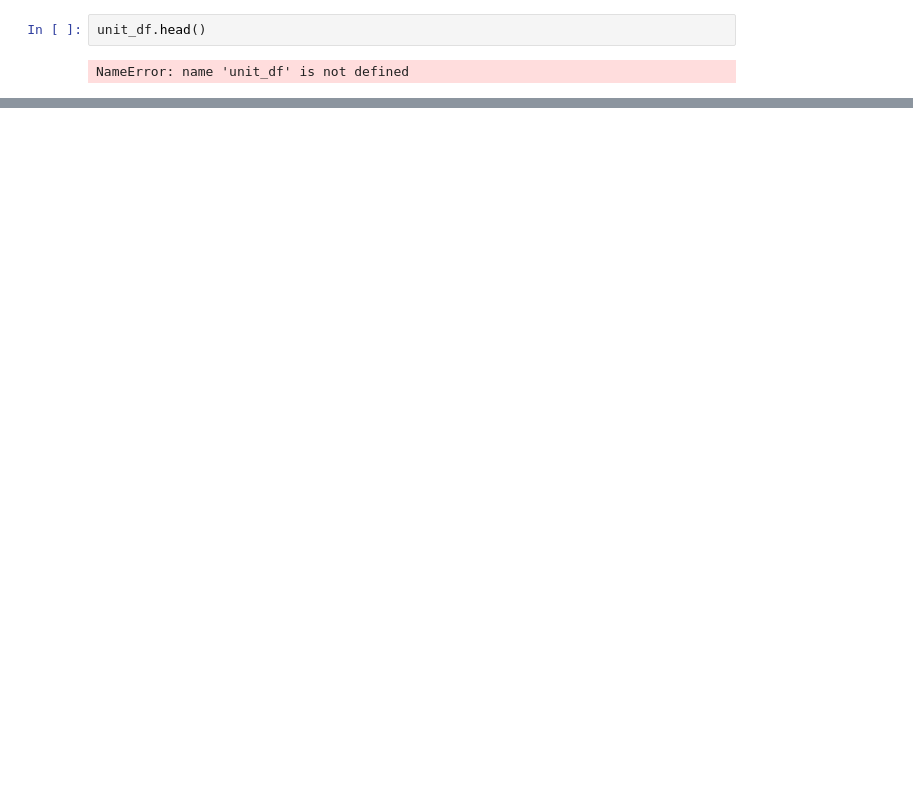
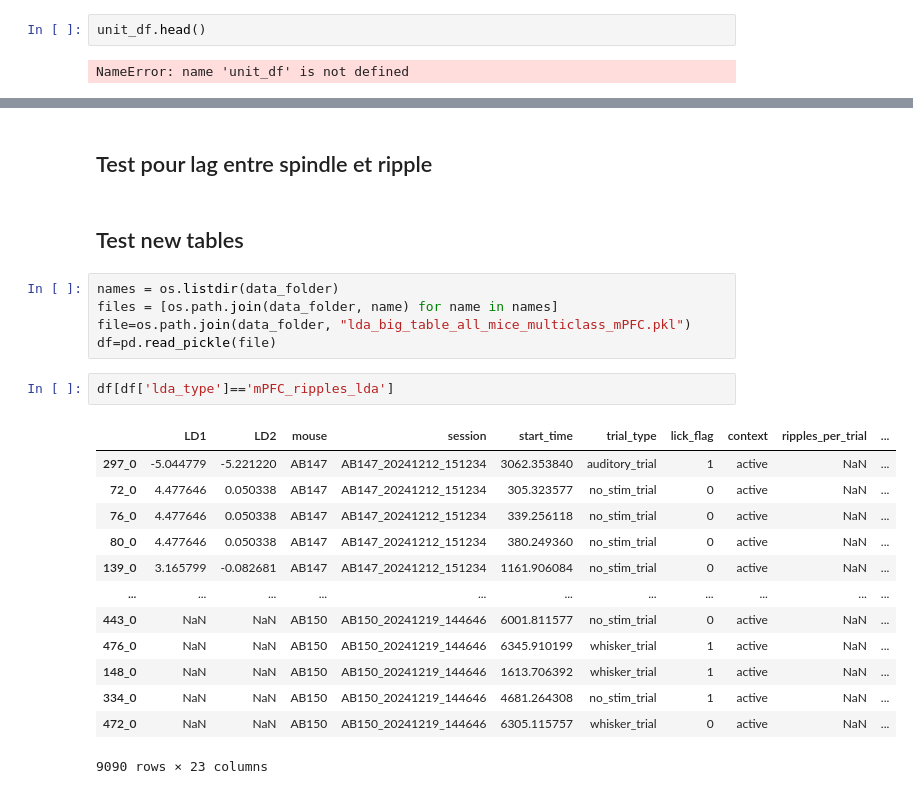
Before and after one commit to LSENS-BMI-EPFL/NWB_analysis, a Jupyter notebook: ripples_analysis/Analysis_TONI/data_exploration.ipynb, the cells around one changed output, grey strips where cells are left out. Saved outputs shown, nothing was run; the diff lists cells and outputs as text; blank space fills up the shorter version.

```diff
--- a/ripples_analysis/Analysis_TONI/data_exploration.ipynb
+++ b/ripples_analysis/Analysis_TONI/data_exploration.ipynb
@@ -1075,0 +1314,25 @@ NameError: name 'unit_df' is not defined
+# %% [markdown]
+## Test pour lag entre spindle et ripple
+# %% [markdown]
+## Test new tables
+# %%
+names = os.listdir(data_folder)
+files = [os.path.join(data_folder, name) for name in names]
+file=os.path.join(data_folder, "lda_big_table_all_mice_multiclass_mPFC.pkl")
+df=pd.read_pickle(file)
+# %%
+df[df['lda_type']=='mPFC_ripples_lda']
+# %% [output]
+|  | LD1 | LD2 | mouse | session | start_time | trial_type | lick_flag | context | ripples_per_trial | ... |
+| 297_0 | -5.044779 | -5.221220 | AB147 | AB147_20241212_151234 | 3062.353840 | auditory_trial | 1 | active | NaN | ... |
+| 72_0 | 4.477646 | 0.050338 | AB147 | AB147_20241212_151234 | 305.323577 | no_stim_trial | 0 | active | NaN | ... |
+| 76_0 | 4.477646 | 0.050338 | AB147 | AB147_20241212_151234 | 339.256118 | no_stim_trial | 0 | active | NaN | ... |
+| 80_0 | 4.477646 | 0.050338 | AB147 | AB147_20241212_151234 | 380.249360 | no_stim_trial | 0 | active | NaN | ... |
+| 139_0 | 3.165799 | -0.082681 | AB147 | AB147_20241212_151234 | 1161.906084 | no_stim_trial | 0 | active | NaN | ... |
+| ... | ... | ... | ... | ... | ... | ... | ... | ... | ... | ... |
+| 443_0 | NaN | NaN | AB150 | AB150_20241219_144646 | 6001.811577 | no_stim_trial | 0 | active | NaN | ... |
+| 476_0 | NaN | NaN | AB150 | AB150_20241219_144646 | 6345.910199 | whisker_trial | 1 | active | NaN | ... |
+| 148_0 | NaN | NaN | AB150 | AB150_20241219_144646 | 1613.706392 | whisker_trial | 1 | active | NaN | ... |
+| 334_0 | NaN | NaN | AB150 | AB150_20241219_144646 | 4681.264308 | no_stim_trial | 1 | active | NaN | ... |
+| 472_0 | NaN | NaN | AB150 | AB150_20241219_144646 | 6305.115757 | whisker_trial | 0 | active | NaN | ... |
+9090 rows × 23 columns
```
Also changed, not shown: parts of 34 cells of this notebook, 9 other files.
